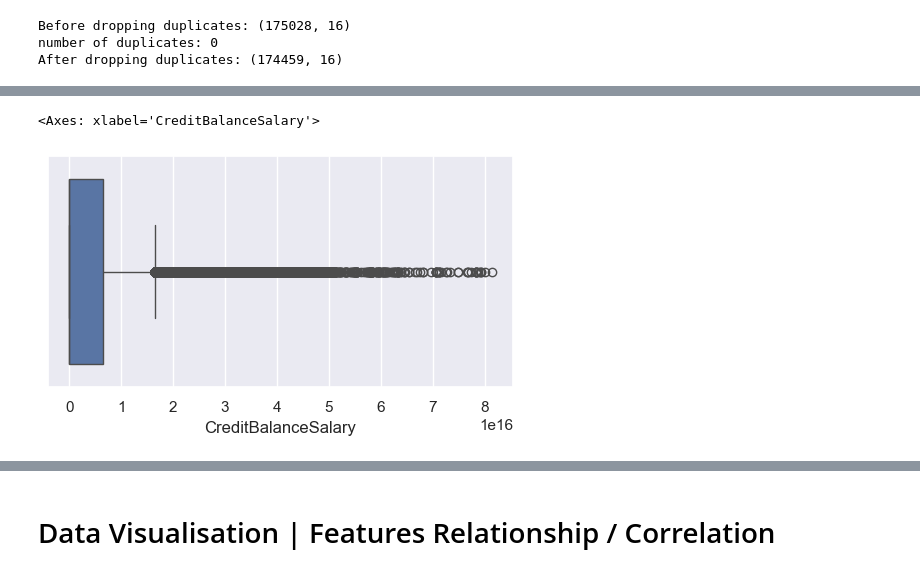
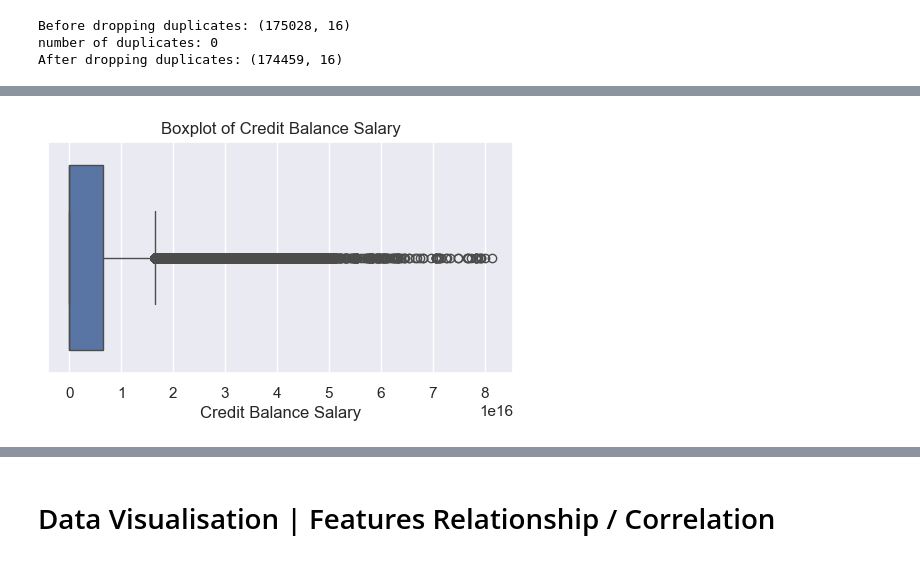
Before and after one commit to kibambe-0167/lrd-first, a Jupyter notebook: app.ipynb, the cells around one changed output, grey strips where cells are left out. Saved outputs shown, nothing was run; the diff lists cells and outputs as text; code cells hidden in the pictures.

Commit message:
added some plottings

```diff
--- a/app.ipynb
+++ b/app.ipynb
@@ -331,6 +260,8 @@ df.head()
 # %%
 plt.figure(figsize=(6, 3))
 sns.boxplot(x=df['CreditBalanceSalary'])
+plt.title("Boxplot of Credit Balance Salary")
+plt.xlabel("Credit Balance Salary")
+plt.show()
 # %% [output]
-<Axes: xlabel='CreditBalanceSalary'>
-[figure, old version]
+[figure, new version]
```
Also changed, not shown: parts of 34 cells of this notebook, 1 other file.
